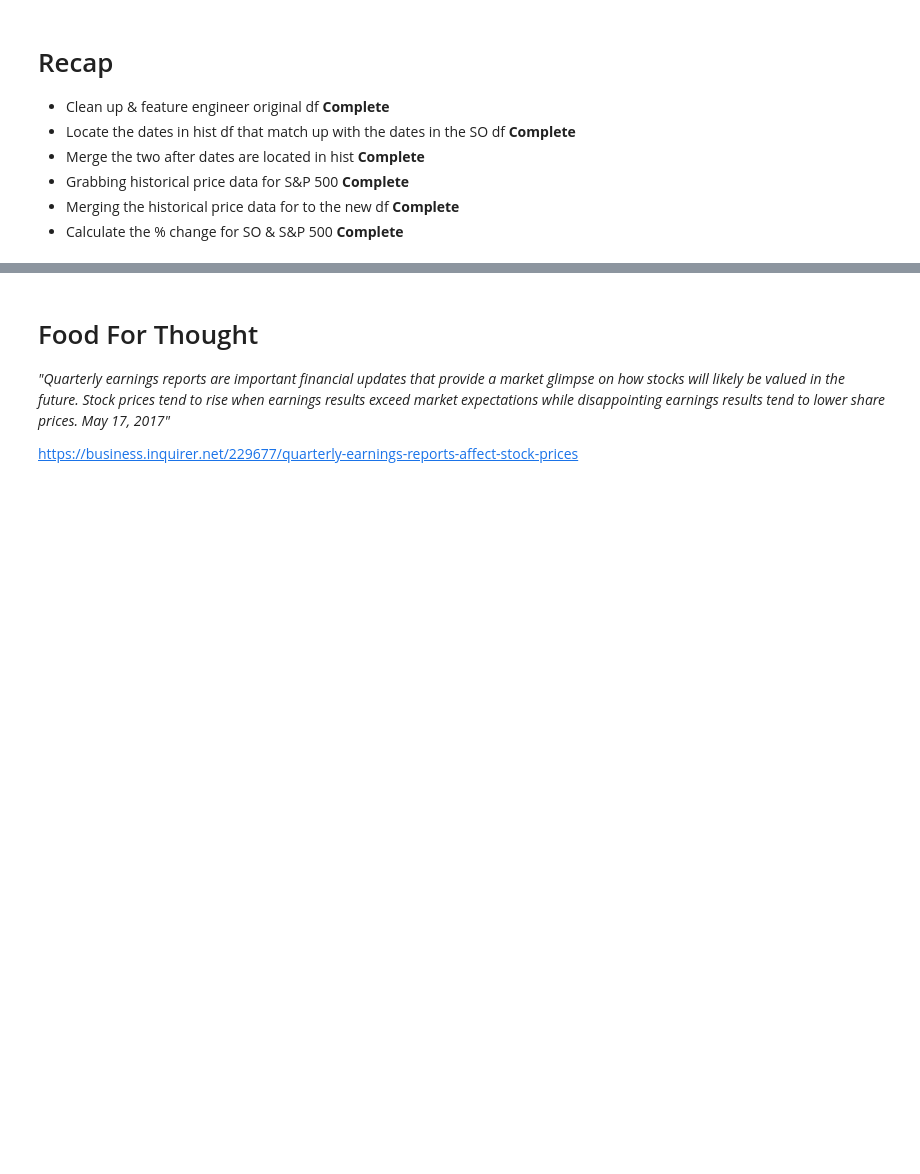
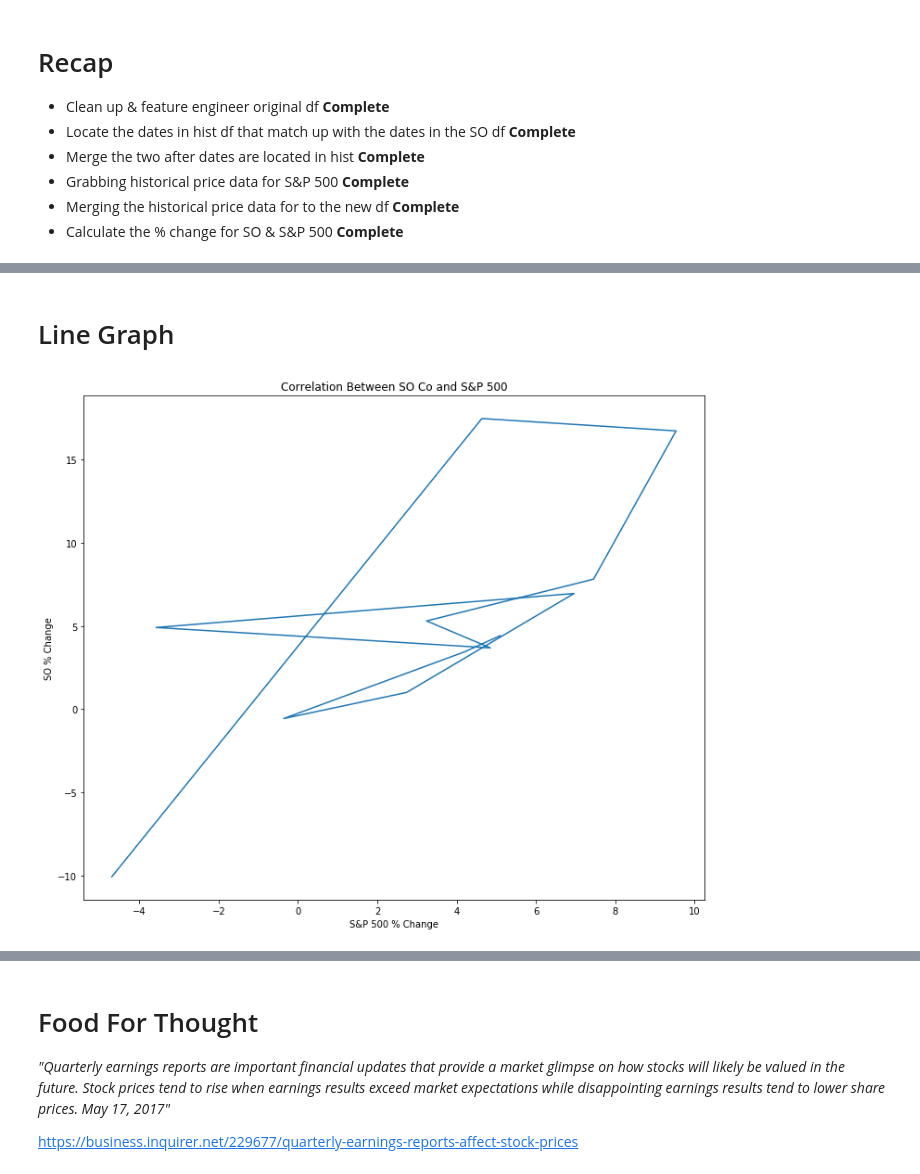
Before and after one commit to bmor2552/QQuarterlyInc, a Jupyter notebook: Notebooks/Step2_Modeling.ipynb, the cells around one changed output, grey strips where cells are left out. Saved outputs shown, nothing was run; the diff lists cells and outputs as text; code cells hidden in the pictures; blank space fills up the shorter version.

```diff
--- a/Notebooks/Step2_Modeling.ipynb
+++ b/Notebooks/Step2_Modeling.ipynb
@@ -803,0 +874,11 @@ Now that the feature engineering of the data is complete, and our target is esst
+# %% [markdown]
+# Line Graph
+# %%
+plt.figure(figsize = (12,10))
+plt.plot(df_mer['S&P 500 % Change'], df_mer['SO % Change'])
+plt.title('Correlation Between SO Co and S&P 500')
+plt.xlabel('S&P 500 % Change')
+plt.ylabel('SO % Change')
+plt.show()
+# %% [output]
+[figure, added]
```
Also changed, not shown: parts of 50 cells of this notebook.
